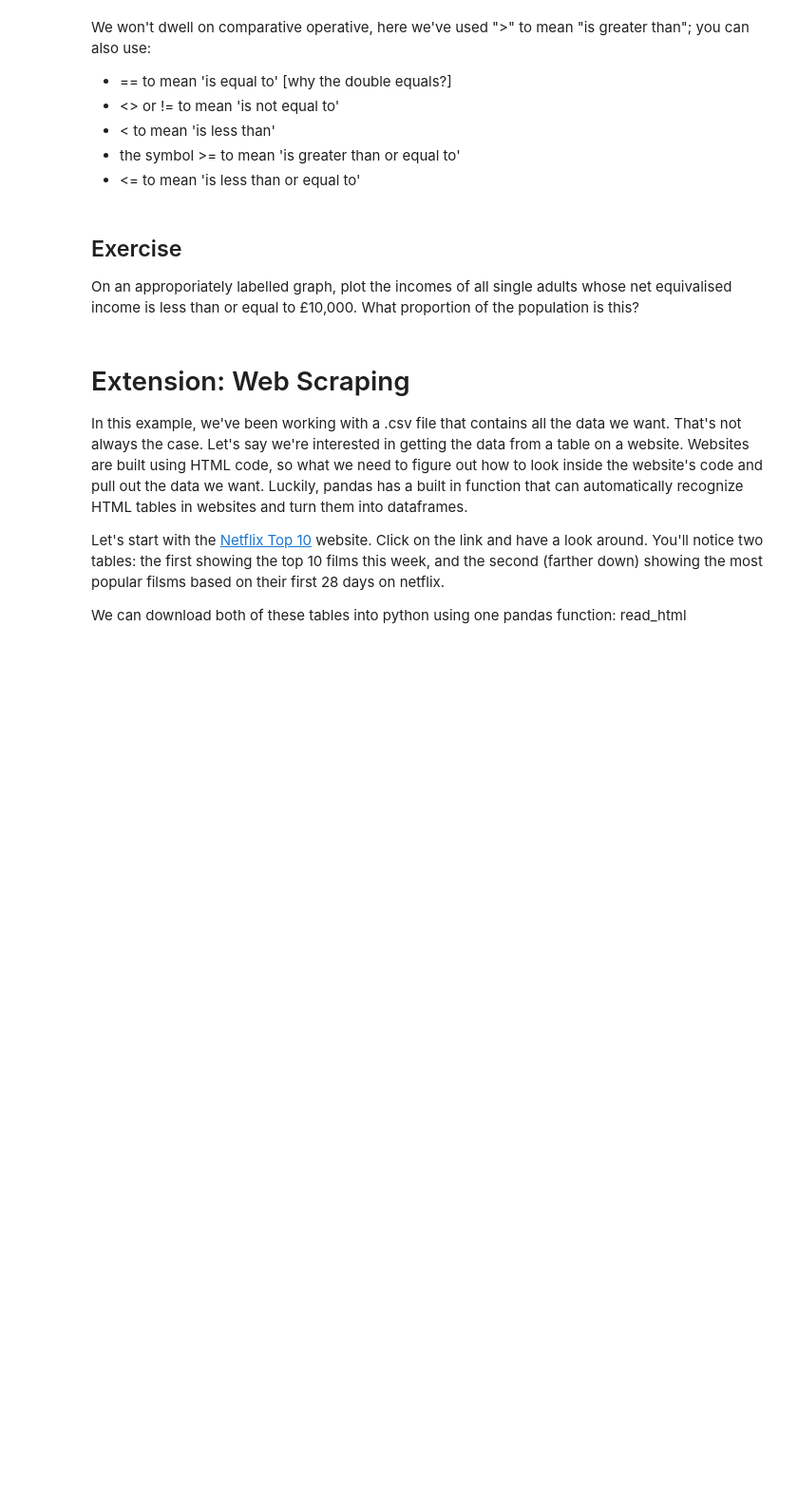
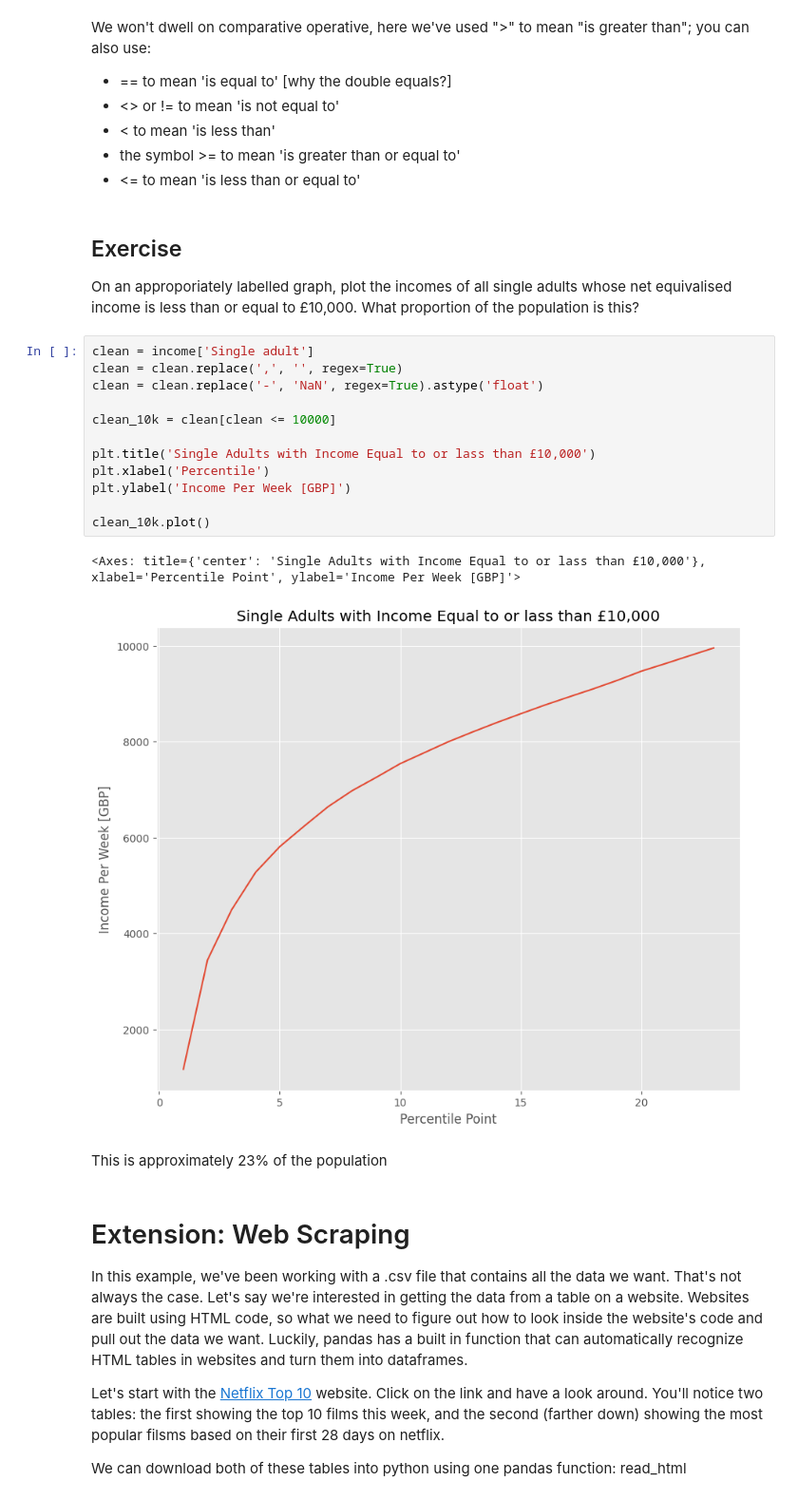
Before and after one commit to iremgencal/QM2, a Jupyter notebook: notebooks/W02. Pandas.ipynb, the cells around one changed output. Shown: that part at 95% size. Drawn from its saved outputs; the diff is of its cells as text; blank space fills up the shorter version.

```diff
--- a/notebooks/W02. Pandas.ipynb
+++ b/notebooks/W02. Pandas.ipynb
@@ -412,6 +456,23 @@ We won't dwell on comparative operative, here we've used ">" to mean "is greater
 # %% [markdown]
 ## Exercise
 On an approporiately labelled graph, plot the incomes of all single adults whose net equivalised income is less than or equal to £10,000. What proportion of the population is this?
+# %%
+clean = income['Single adult']
+clean = clean.replace(',', '', regex=True)
+clean = clean.replace('-', 'NaN', regex=True).astype('float')
+
+clean_10k = clean[clean <= 10000]
+
+plt.title('Single Adults with Income Equal to or lass than £10,000')
+plt.xlabel('Percentile')
+plt.ylabel('Income Per Week [GBP]')
+
+clean_10k.plot()
+# %% [output]
+<Axes: title={'center': 'Single Adults with Income Equal to or lass than £10,000'}, xlabel='Percentile Point', ylabel='Income Per Week [GBP]'>
+[figure, added]
+# %% [markdown]
+This is approximately 23% of the population
 # %% [markdown]
 # Extension: Web Scraping
 
```
Also changed, not shown: parts of 14 cells of this notebook.
